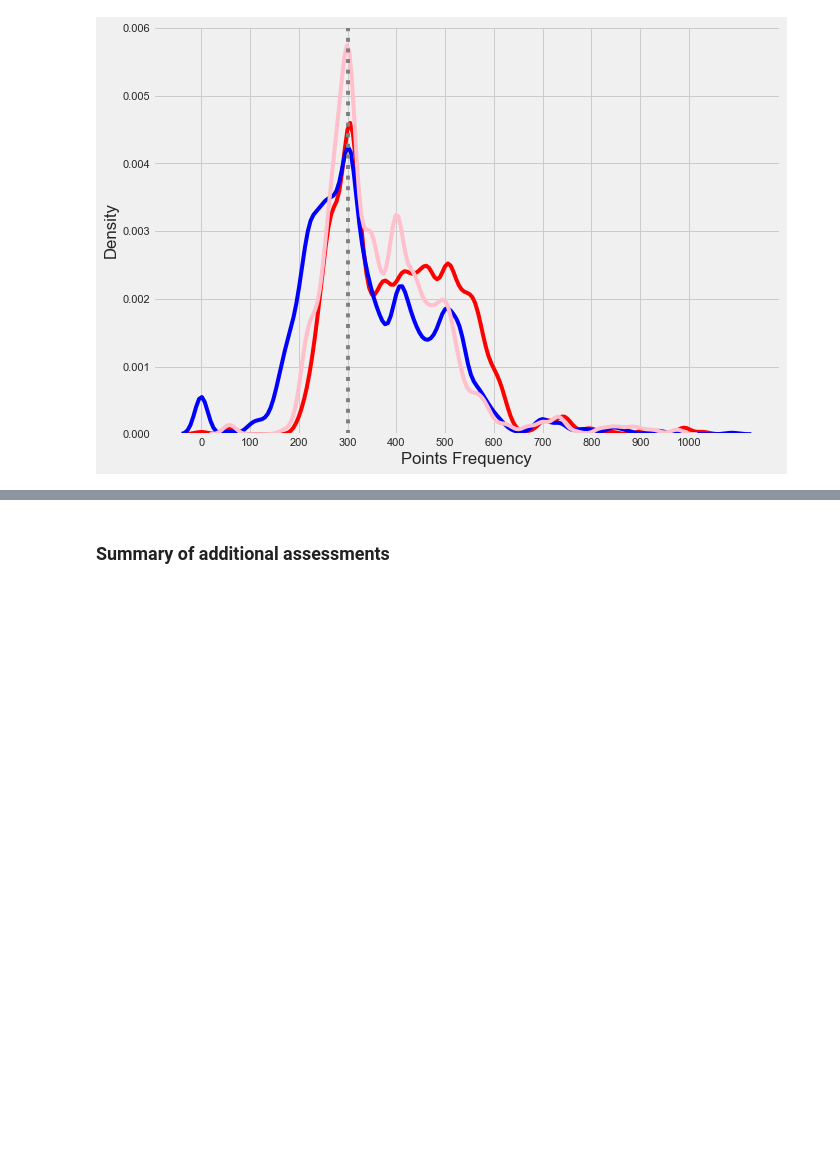
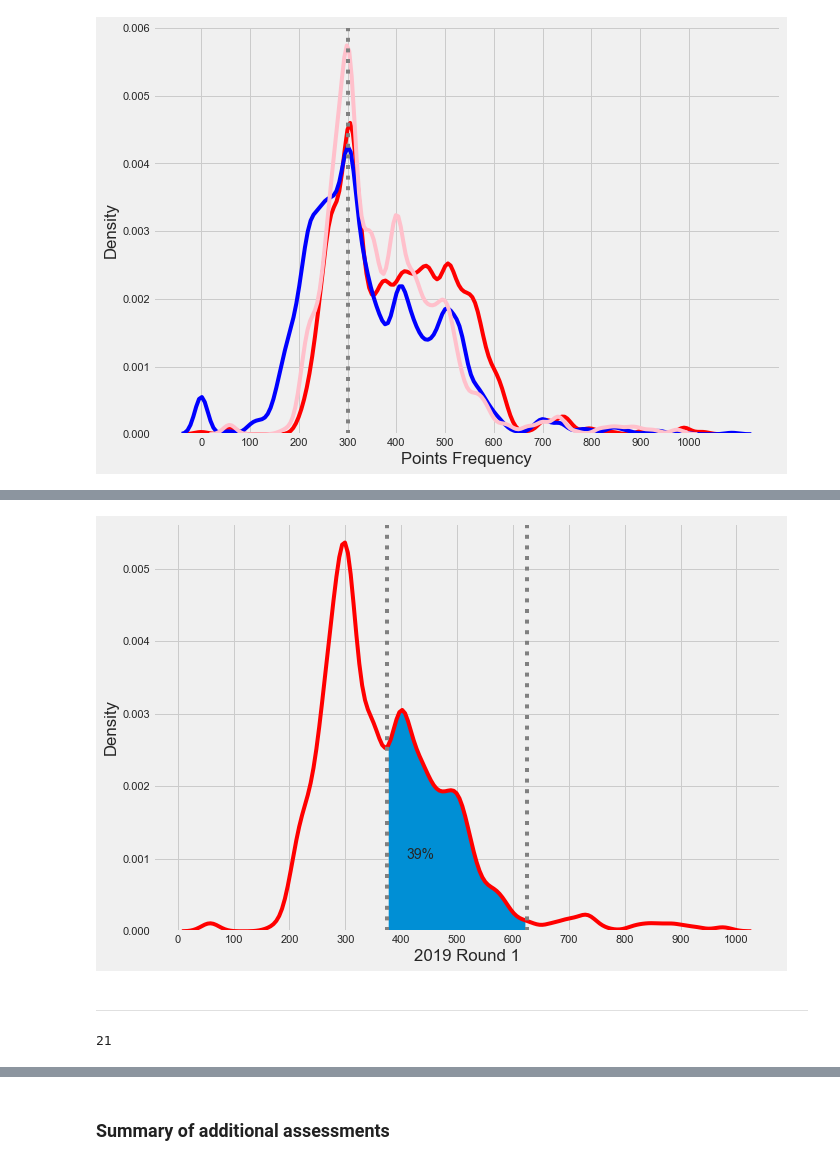
Before and after one commit to RYANCOX00/Fundamentals_of_DA, a Jupyter notebook: cao.ipynb, the cells around one changed output, grey strips where cells are left out. Saved outputs shown, nothing was run; the diff lists cells and outputs as text; code cells hidden in the pictures; blank space fills up the shorter version.

```diff
--- a/cao.ipynb
+++ b/cao.ipynb
@@ -559,0 +581,2 @@ Next, consider doing a CDF to get stats, scipy.stats.  and fill between to visua
+# %%
+range19_350 = range350(r1_2019, 'range19_350')
@@ -559,0 +629,6 @@ Next, consider doing a CDF to get stats, scipy.stats.  and fill between to visua
+# %%
+round1plot(r1_2019, range19_350)
+# %% [output]
+[figure, added]
+# %% [markdown]
+***
@@ -559,0 +646,4 @@ Next, consider doing a CDF to get stats, scipy.stats.  and fill between to visua
+# %%
+range500(r1_2021, 'range21_500')
+# %% [output]
+21
```
Also changed, not shown: parts of 21 cells of this notebook, 11 other files.
